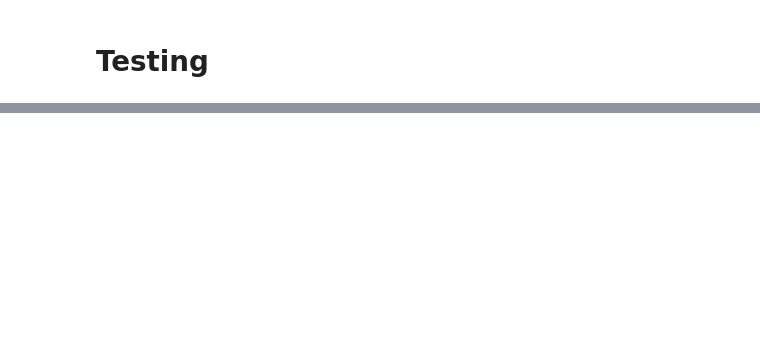
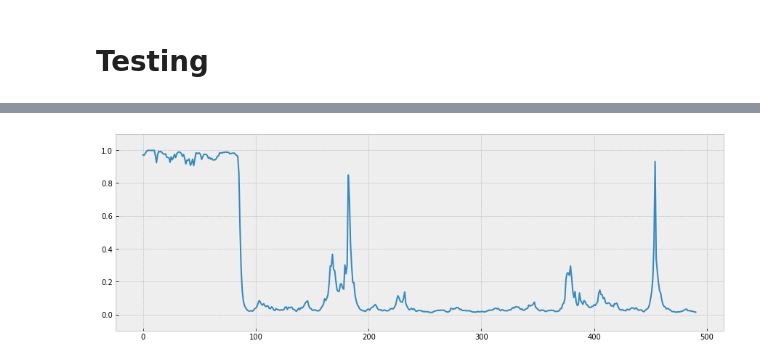
Before and after one commit to davidmcclure/strip-gutenberg-paratext, a Jupyter notebook: notebooks/01-exploration.ipynb, the cells around one changed output, grey strips where cells are left out. Drawn from its saved outputs; the diff is of its cells as text; code cells hidden in the pictures; blank space fills up the shorter version.

```diff
--- a/notebooks/01-exploration.ipynb
+++ b/notebooks/01-exploration.ipynb
@@ -116,0 +119,4 @@ plot_chunk_scores('texts/1399-0.txt')
+# %%
+plot_chunk_scores('texts/pg1023.txt', 500)
+# %% [output]
+[figure, added]
```
Also changed, not shown: parts of 12 cells of this notebook, 5 other files.
